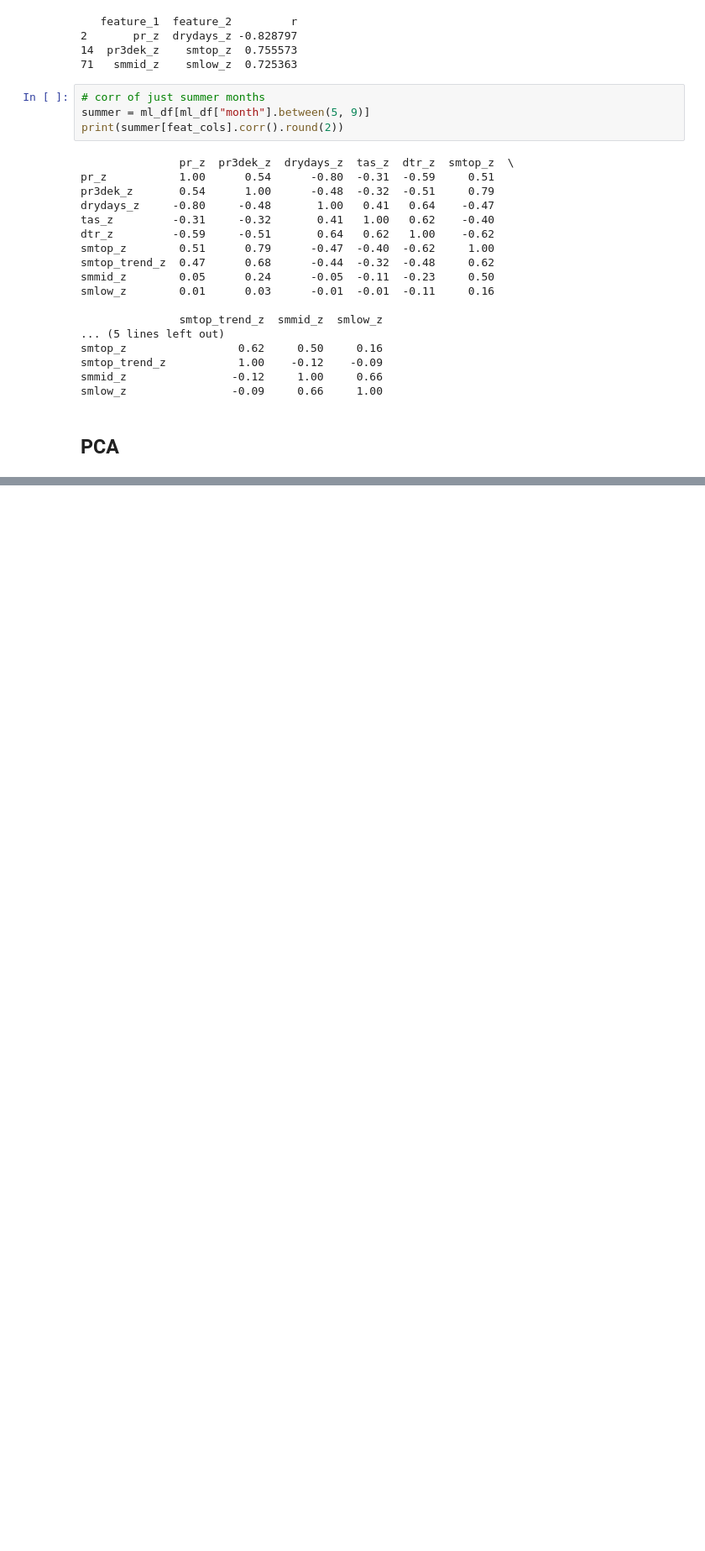
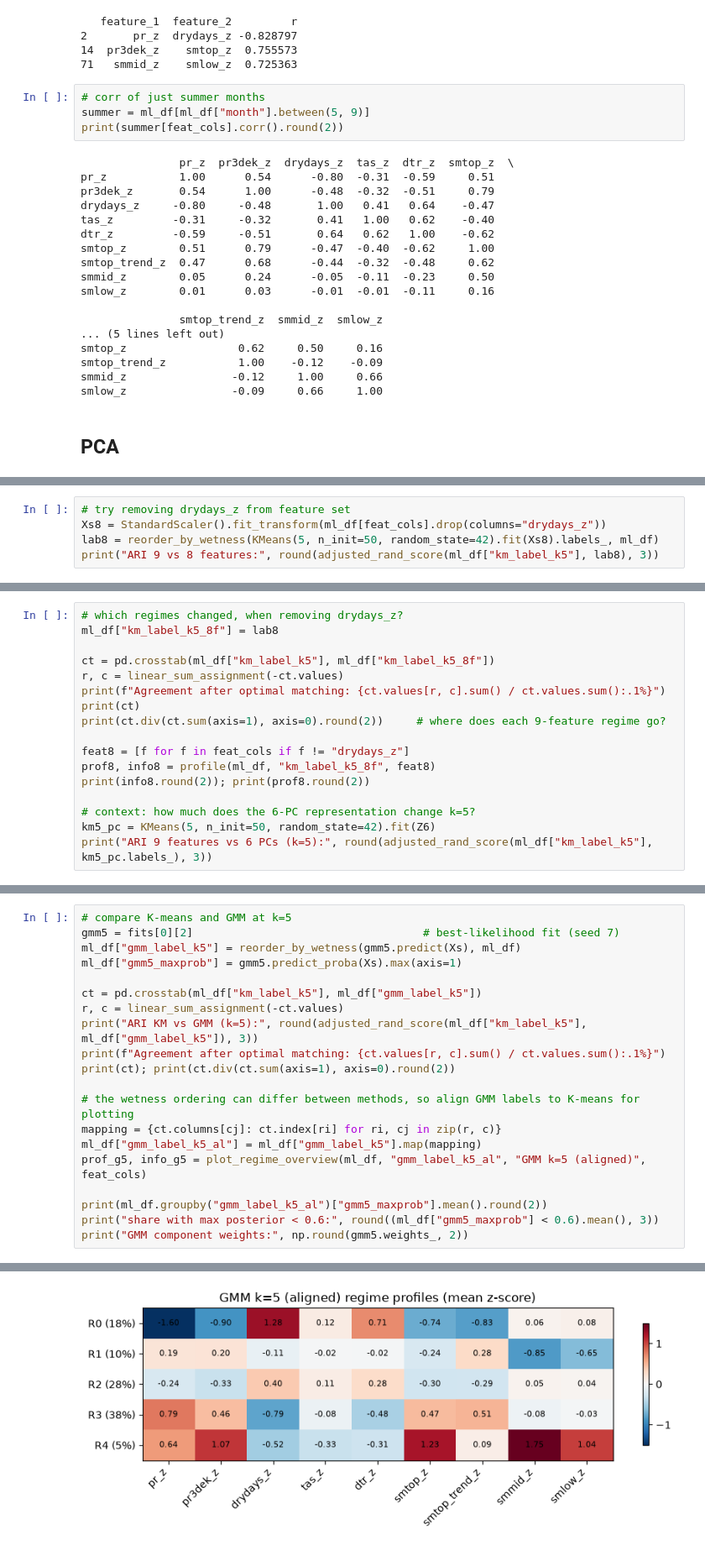
Before and after one commit to frankepolina/ai4hws_portfolioproject, a Jupyter notebook: dev/explore_features.ipynb, the cells around one changed output, grey strips where cells are left out. Shown at 84% size. Cells and saved outputs as stored; diff of their text form; blank space fills up the shorter version.

```diff
--- a/dev/explore_features.ipynb
+++ b/dev/explore_features.ipynb
@@ -342,0 +820,5 @@ PC4    -0.15
+# %%
+# try removing drydays_z from feature set
+Xs8 = StandardScaler().fit_transform(ml_df[feat_cols].drop(columns="drydays_z"))
+lab8 = reorder_by_wetness(KMeans(5, n_init=50, random_state=42).fit(Xs8).labels_, ml_df)
+print("ARI 9 vs 8 features:", round(adjusted_rand_score(ml_df["km_label_k5"], lab8), 3))
@@ -342,0 +827,17 @@ PC4    -0.15
+# %%
+# which regimes changed, when removing drydays_z?
+ml_df["km_label_k5_8f"] = lab8
+
+ct = pd.crosstab(ml_df["km_label_k5"], ml_df["km_label_k5_8f"])
+r, c = linear_sum_assignment(-ct.values)
+print(f"Agreement after optimal matching: {ct.values[r, c].sum() / ct.values.sum():.1%}")
+print(ct)
+print(ct.div(ct.sum(axis=1), axis=0).round(2))     # where does each 9-feature regime go?
+
+feat8 = [f for f in feat_cols if f != "drydays_z"]
+prof8, info8 = profile(ml_df, "km_label_k5_8f", feat8)
+print(info8.round(2)); print(prof8.round(2))
+
+# context: how much does the 6-PC representation change k=5?
+km5_pc = KMeans(5, n_init=50, random_state=42).fit(Z6)
+print("ARI 9 features vs 6 PCs (k=5):", round(adjusted_rand_score(ml_df["km_label_k5"], km5_pc.labels_), 3))
@@ -342,0 +890,21 @@ PC4    -0.15
+# %%
+# compare K-means and GMM at k=5
+gmm5 = fits[0][2]                                   # best-likelihood fit (seed 7)
+ml_df["gmm_label_k5"] = reorder_by_wetness(gmm5.predict(Xs), ml_df)
+ml_df["gmm5_maxprob"] = gmm5.predict_proba(Xs).max(axis=1)
+
+ct = pd.crosstab(ml_df["km_label_k5"], ml_df["gmm_label_k5"])
+r, c = linear_sum_assignment(-ct.values)
+print("ARI KM vs GMM (k=5):", round(adjusted_rand_score(ml_df["km_label_k5"], ml_df["gmm_label_k5"]), 3))
+print(f"Agreement after optimal matching: {ct.values[r, c].sum() / ct.values.sum():.1%}")
+print(ct); print(ct.div(ct.sum(axis=1), axis=0).round(2))
+
+# the wetness ordering can differ between methods, so align GMM labels to K-means for plotting
+mapping = {ct.columns[cj]: ct.index[ri] for ri, cj in zip(r, c)}
+ml_df["gmm_label_k5_al"] = ml_df["gmm_label_k5"].map(mapping)
+prof_g5, info_g5 = plot_regime_overview(ml_df, "gmm_label_k5_al", "GMM k=5 (aligned)", feat_cols)
+
+print(ml_df.groupby("gmm_label_k5_al")["gmm5_maxprob"].mean().round(2))
+print("share with max posterior < 0.6:", round((ml_df["gmm5_maxprob"] < 0.6).mean(), 3))
+print("GMM component weights:", np.round(gmm5.weights_, 2))
+# %% [output]
@@ -342,0 +928 @@ PC4    -0.15
+[figure, added]
```
Also changed, not shown: parts of 27 cells of this notebook.
